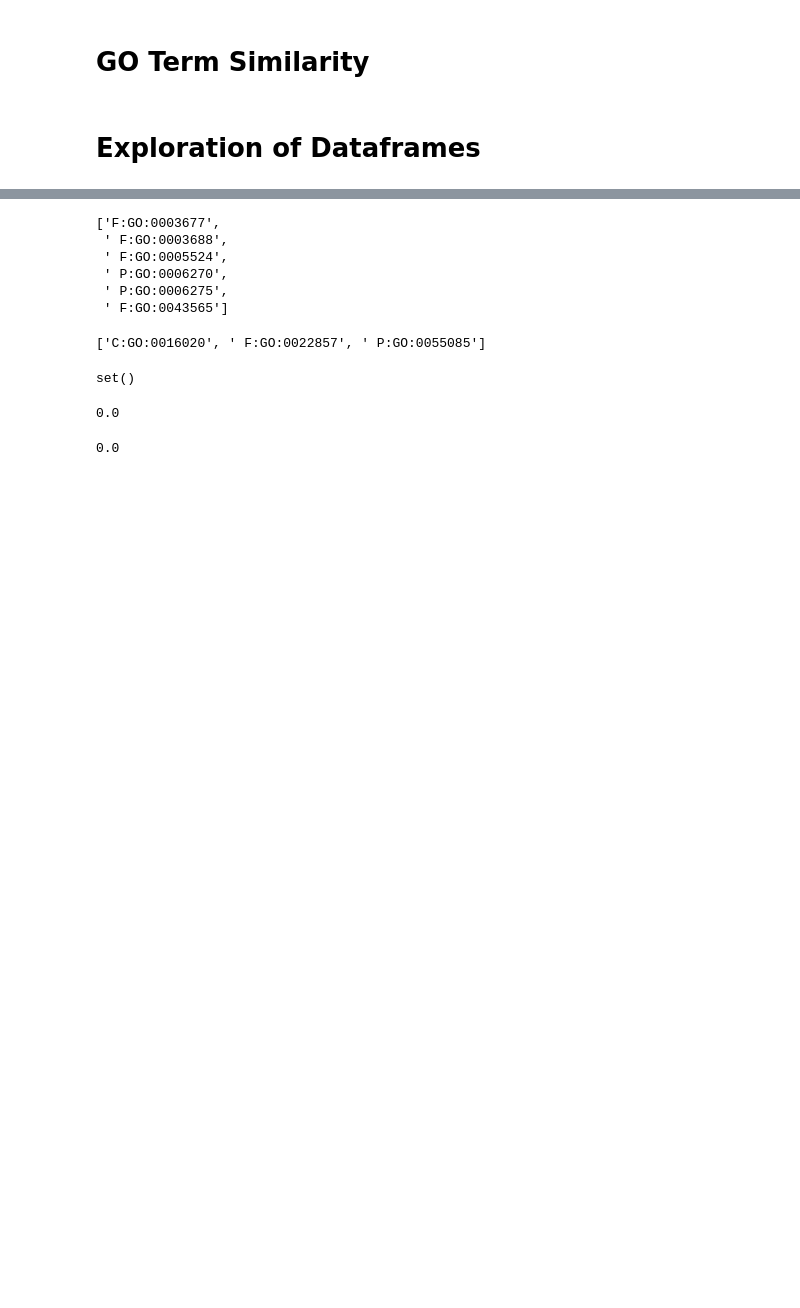
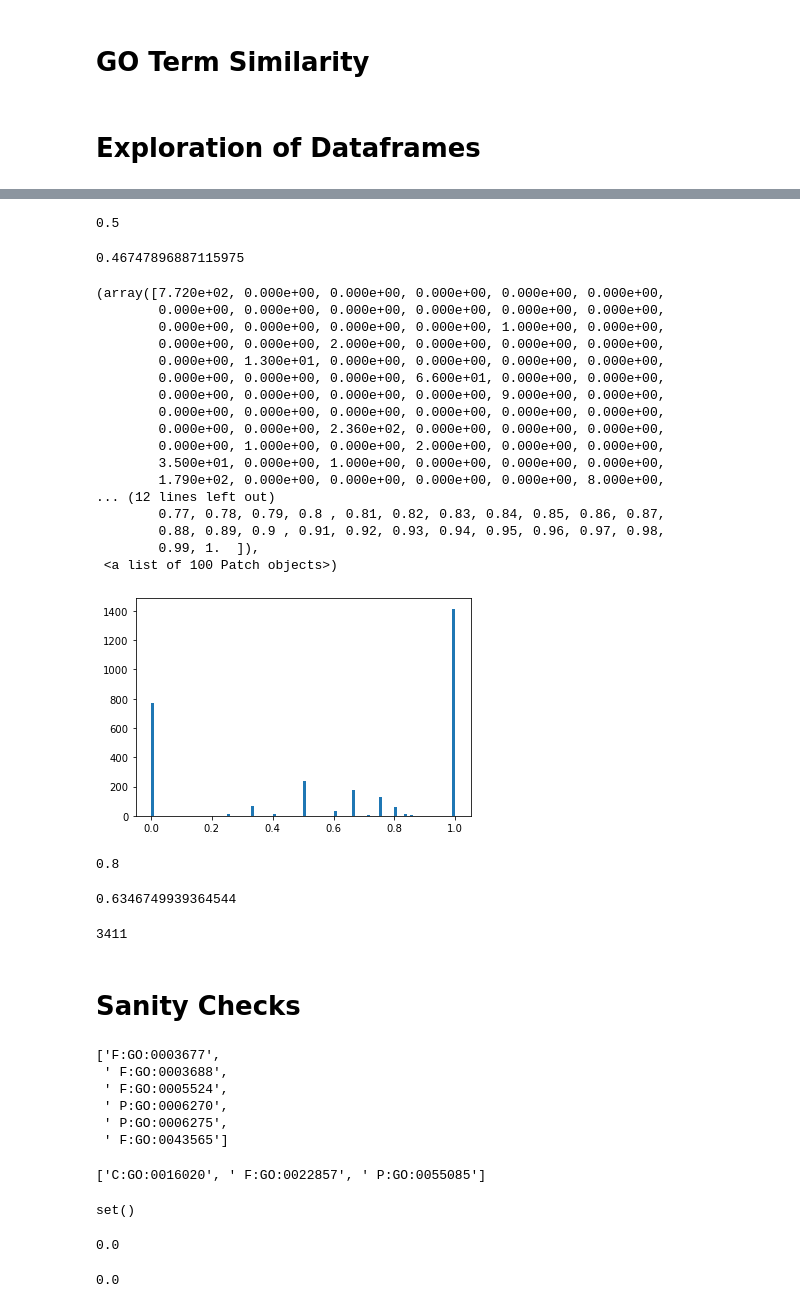
Before and after one commit to vsk-1167/research-5G-transcriptomic-exploration, a Jupyter notebook: Enrichment Analysis/GO_term_exploration.ipynb, the cells around one changed output, grey strips where cells are left out. Cells and saved outputs as stored; diff of their text form; code cells hidden in the pictures; blank space fills up the shorter version.

```diff
--- a/Enrichment Analysis/GO_term_exploration.ipynb
+++ b/Enrichment Analysis/GO_term_exploration.ipynb
@@ -136,3 +466,56 @@ Name: Gene onthology, Length: 4373, dtype: object
+# %%
+median_jaccard_sim = df_sim["Jaccard_Sim"].median()
+median_jaccard_sim
+
+# This low value indicates that there is a degree of variation between the two sets of GO IDs in df_blast2go
+# %% [output]
+0.5
+# %%
+mean_jaccard_sim = df_sim["Jaccard_Sim"].mean()
+mean_jaccard_sim
+
+# This low value indicates that there is a degree of variation between the two sets of GO IDs in df_blast2go
+# %% [output]
+0.46747896887115975
+# %%
+plt.hist(df_sim["Overlap_Sim"], bins= 100)
+# %% [output]
+(array([7.720e+02, 0.000e+00, 0.000e+00, 0.000e+00, 0.000e+00, 0.000e+00,
+        0.000e+00, 0.000e+00, 0.000e+00, 0.000e+00, 0.000e+00, 0.000e+00,
+        0.000e+00, 0.000e+00, 0.000e+00, 0.000e+00, 1.000e+00, 0.000e+00,
+        0.000e+00, 0.000e+00, 2.000e+00, 0.000e+00, 0.000e+00, 0.000e+00,
+        0.000e+00, 1.300e+01, 0.000e+00, 0.000e+00, 0.000e+00, 0.000e+00,
+        0.000e+00, 0.000e+00, 0.000e+00, 6.600e+01, 0.000e+00, 0.000e+00,
+        0.000e+00, 0.000e+00, 0.000e+00, 0.000e+00, 9.000e+00, 0.000e+00,
+        0.000e+00, 0.000e+00, 0.000e+00, 0.000e+00, 0.000e+00, 0.000e+00,
+        0.000e+00, 0.000e+00, 2.360e+02, 0.000e+00, 0.000e+00, 0.000e+00,
+        0.000e+00, 1.000e+00, 0.000e+00, 2.000e+00, 0.000e+00, 0.000e+00,
+        3.500e+01, 0.000e+00, 1.000e+00, 0.000e+00, 0.000e+00, 0.000e+00,
+        1.790e+02, 0.000e+00, 0.000e+00, 0.000e+00, 0.000e+00, 8.000e+00,
+... (12 lines left out)
+        0.77, 0.78, 0.79, 0.8 , 0.81, 0.82, 0.83, 0.84, 0.85, 0.86, 0.87,
+        0.88, 0.89, 0.9 , 0.91, 0.92, 0.93, 0.94, 0.95, 0.96, 0.97, 0.98,
+        0.99, 1.  ]),
+ <a list of 100 Patch objects>)
+[figure, added]
+# %%
+median_overlap_sim = df_sim["Overlap_Sim"].median()
+median_overlap_sim
+# %% [output]
+0.8
+# %%
+mean_overlap_sim = df_sim["Overlap_Sim"].mean()
+mean_overlap_sim
+
+# The positive value indicates that the InterPro GO IDs is sometimes larger than the other set of GO IDs
+# %% [output]
+0.6346749939364544
+# %%
+len(df_blast2go_cleaned.index)
+# %% [output]
+3411
+# %% [markdown]
+# Sanity Checks
 # %%
 y = list(df_blast2go_cleaned.iloc[0]["InterPro GO IDs"].split(";"))
 # %%
```
Also changed, not shown: parts of 47 cells of this notebook.
